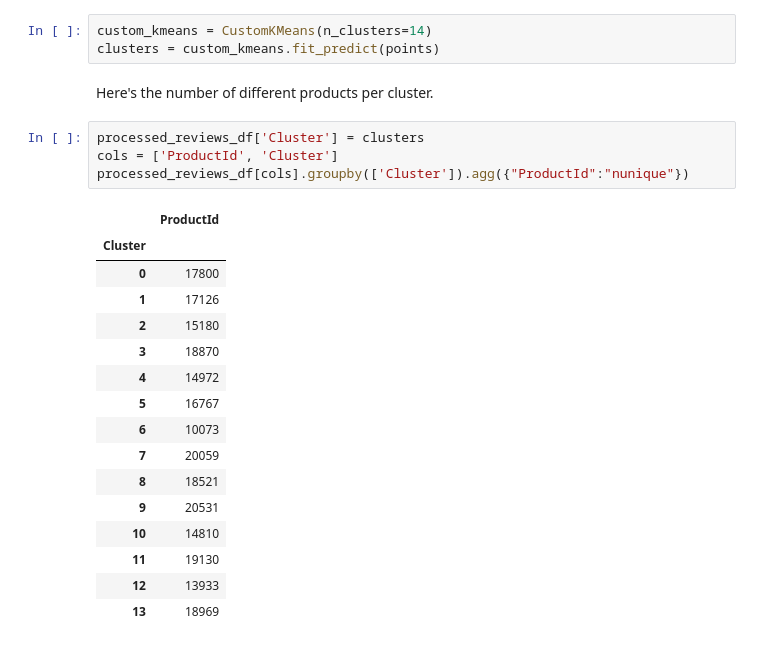
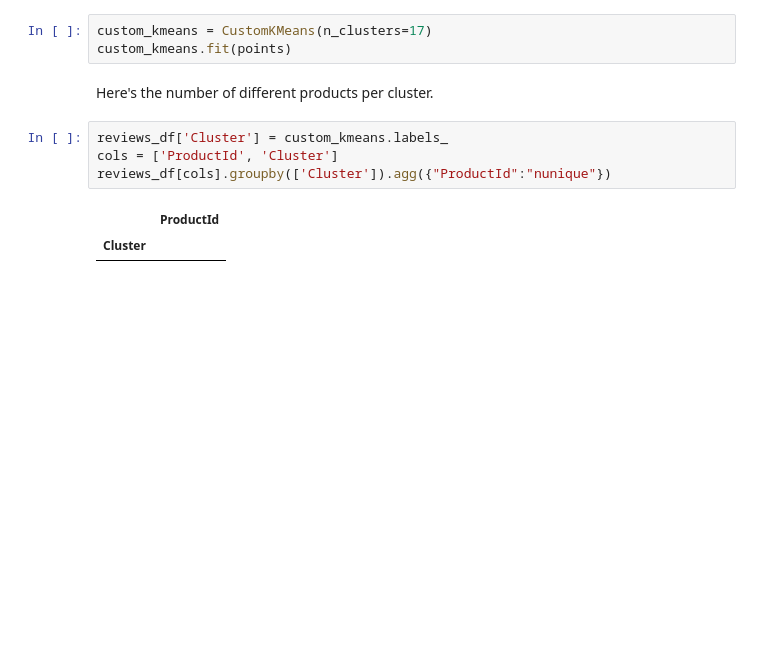
Before and after one commit to msterpa87/ADM-HW4, a Jupyter notebook: main.ipynb, the cells around one changed output. Cells and saved outputs as stored; diff of their text form; blank space fills up the shorter version.

```diff
--- a/main.ipynb
+++ b/main.ipynb
@@ -149,26 +158,12 @@ Let's now focus on the result of clustering with $k=14$ from above.
 # %%
-custom_kmeans = CustomKMeans(n_clusters=14)
-clusters = custom_kmeans.fit_predict(points)
+custom_kmeans = CustomKMeans(n_clusters=17)
+custom_kmeans.fit(points)
 # %% [markdown]
 Here's the number of different products per cluster.
 # %%
-processed_reviews_df['Cluster'] = clusters
+reviews_df['Cluster'] = custom_kmeans.labels_
 cols = ['ProductId', 'Cluster']
-processed_reviews_df[cols].groupby(['Cluster']).agg({"ProductId":"nunique"})
+reviews_df[cols].groupby(['Cluster']).agg({"ProductId":"nunique"})
 # %% [output]
 |  | ProductId |
 | Cluster |  |
-| 0 | 17800 |
-| 1 | 17126 |
-| 2 | 15180 |
-| 3 | 18870 |
-| 4 | 14972 |
-| 5 | 16767 |
-| 6 | 10073 |
-| 7 | 20059 |
-| 8 | 18521 |
-| 9 | 20531 |
-| 10 | 14810 |
-| 11 | 19130 |
-| 12 | 13933 |
-| 13 | 18969 |
```
Also changed, not shown: parts of 5 cells of this notebook.
